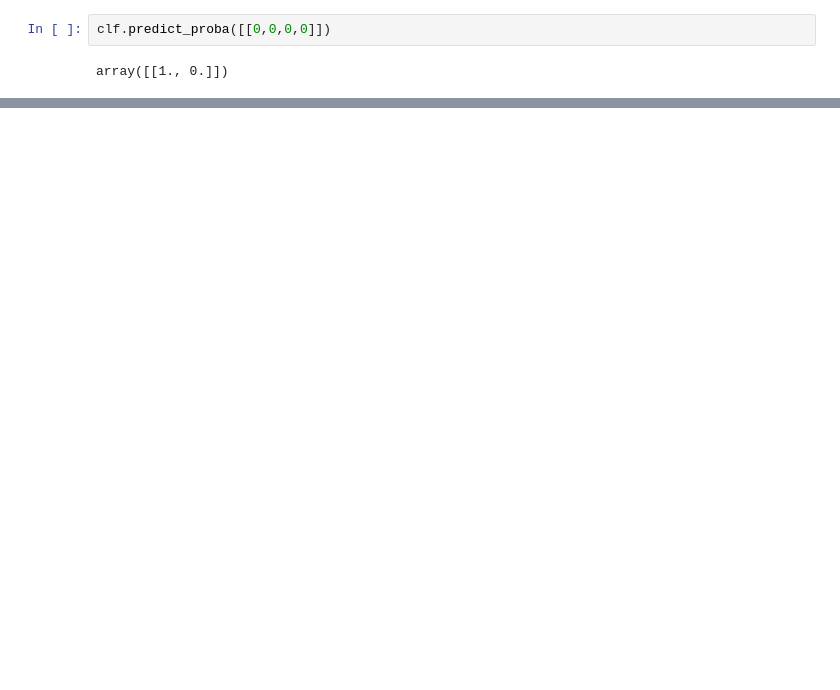
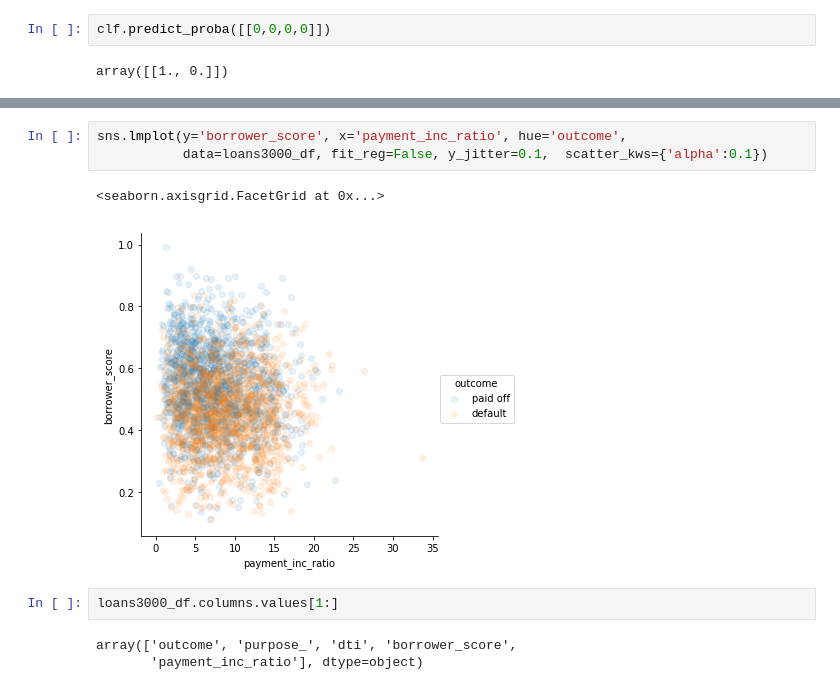
Before and after one commit to coolum001/Stats4DSNotebookProject, a Jupyter notebook: Stats4DS-3.ipynb, the cells around one changed output, grey strips where cells are left out. Cells and saved outputs as stored; diff of their text form; blank space fills up the shorter version.

```diff
--- a/Stats4DS-3.ipynb
+++ b/Stats4DS-3.ipynb
@@ -356,0 +399,11 @@ node=0 test node: go to node 1 if X[:, 1] <= 0.2475728690624237 else to node 2.
+# %%
+sns.lmplot(y='borrower_score', x='payment_inc_ratio', hue='outcome',
+           data=loans3000_df, fit_reg=False, y_jitter=0.1,  scatter_kws={'alpha':0.1})
+# %% [output]
+<seaborn.axisgrid.FacetGrid at 0x...>
+[figure, added]
+# %%
+loans3000_df.columns.values[1:]
+# %% [output]
+array(['outcome', 'purpose_', 'dti', 'borrower_score',
+       'payment_inc_ratio'], dtype=object)
```
Also changed, not shown: parts of 39 cells of this notebook.
